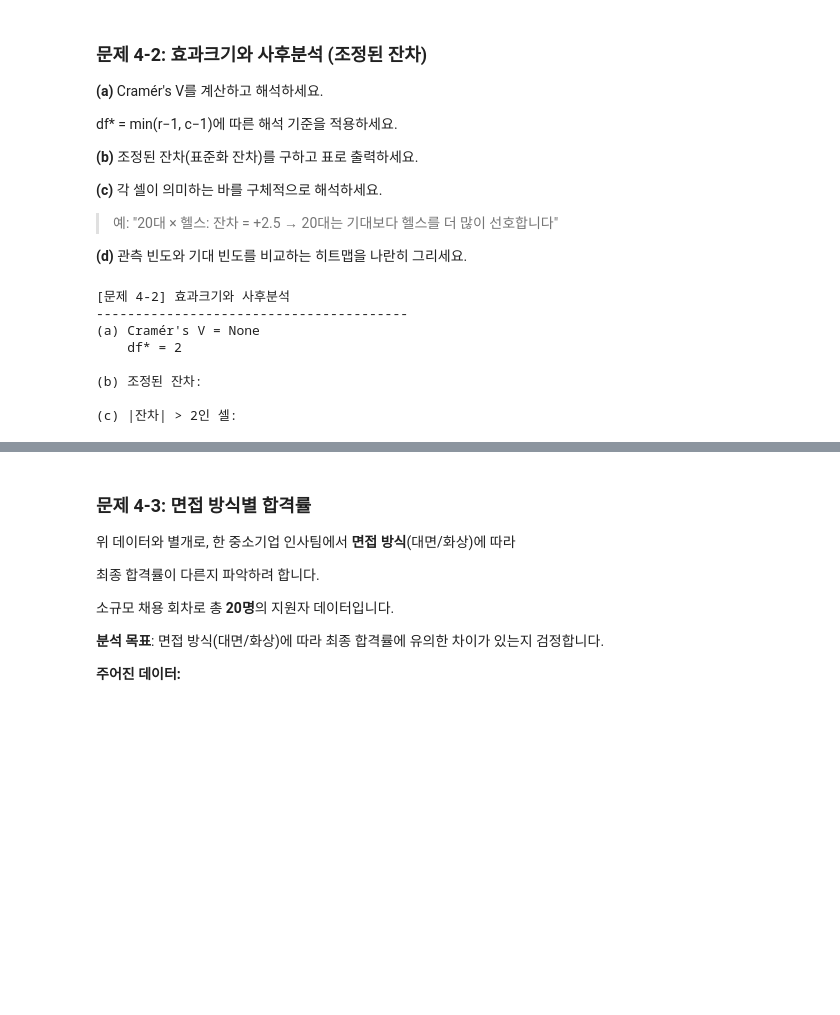
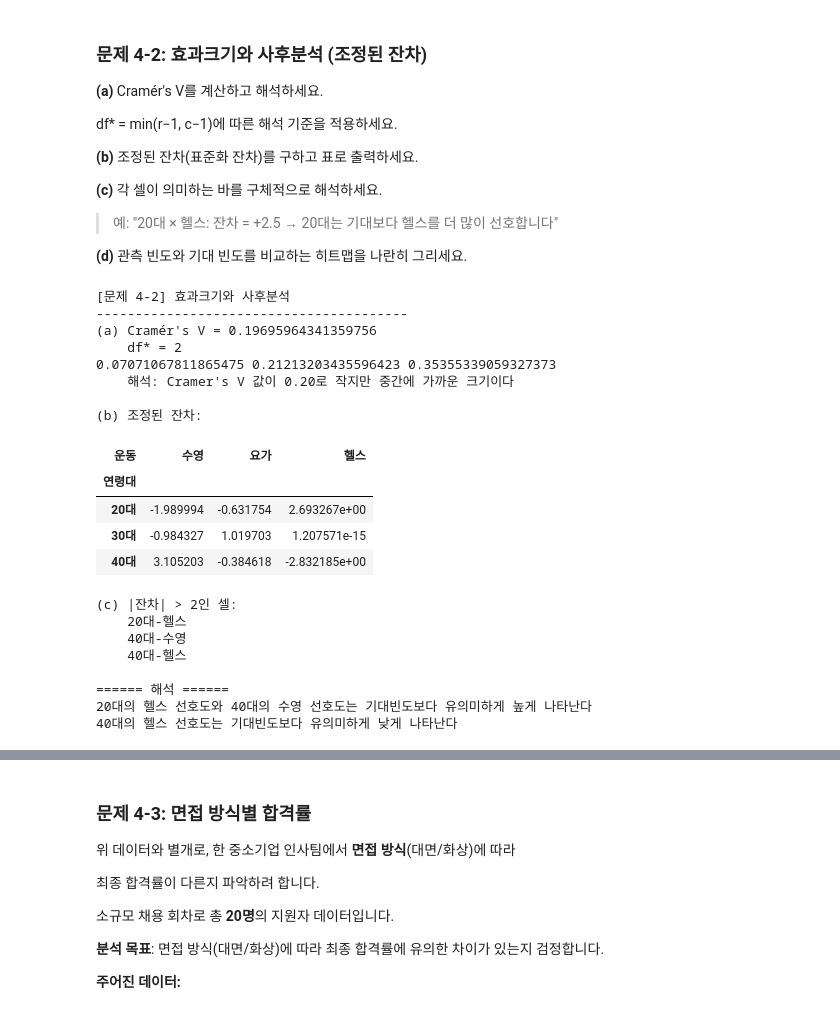
Before and after one commit to rladbstj56/2025_main_bootcamp, a Jupyter notebook: statistics/assignment_muah_tutor/practice_04_assignment_mine.ipynb, the cells around one changed output, grey strips where cells are left out. Saved outputs shown, nothing was run; the diff lists cells and outputs as text; code cells hidden in the pictures; blank space fills up the shorter version.

```diff
--- a/statistics/assignment_muah_tutor/practice_04_assignment_mine.ipynb
+++ b/statistics/assignment_muah_tutor/practice_04_assignment_mine.ipynb
@@ -1019,32 +1051,65 @@ df* = min(r−1, c−1)에 따른 해석 기준을 적용하세요.
 # %%
 print("\n[문제 4-2] 효과크기와 사후분석")
 print("-" * 40)
 
 # TODO (a): Cramér's V
 r_ex, c_ex = ct_raw_ex.shape
 df_star_ex = min(r_ex - 1, c_ex - 1)
 
-cramers_v_ex = None
+cramers_v_ex = np.sqrt(chi2_ex / (n_survey*df_star_ex))
 
-print(f"(a) Cramér's V = {cramers_v_ex}")
+print(f"(a) Cramér's V = {cramers_v_ex}") # V = 0.19695964341359756
 print(f"    df* = {df_star_ex}")
+
+small = 0.1 / np.sqrt(df_star_ex)
+medium = 0.3 / np.sqrt(df_star_ex)
+large = 0.5 / np.sqrt(df_star_ex)
+
+print(small, medium, large)
+# 0.07071067811865475 0.21213203435596423 0.35355339059327373
+
 # Cramér's V 해석 기준 (df*에 따라 계산)
-# print(f"    해석: ...")
+print(f"    해석: Cramer's V 값이 {cramers_v_ex:.2f}로 작지만 중간에 가까운 크기이다")
 
 # TODO (b): 조정된 잔차
 # 조정된 잔차를 계산하여 DataFrame으로 만드세요
-std_res_ex = None
+
+from statsmodels.stats.contingency_tables import Table
+
+table = Table(ct_raw_ex)
+std_res_ex = pd.DataFrame(table.standardized_resids, index=ct_raw_ex.index, columns=ct_raw_ex.columns)
 
 print(f"\n(b) 조정된 잔차:")
+display(std_res_ex)
 
 # TODO (c): |잔차| > 2인 셀 해석
 print(f"\n(c) |잔차| > 2인 셀:")
+print("    20대-헬스") # 2.693267e+00 = 2.693267*10^0 = 2.6932
+print("    40대-수영") # 3.105203
+print("    40대-헬스") # -2.832185e+00
+
+print("\n====== 해석 ======")
+print("20대의 헬스 선호도와 40대의 수영 선호도는 기대빈도보다 유의미하게 높게 나타난다")
+print("40대의 헬스 선호도는 기대빈도보다 유의미하게 낮게 나타난다")
 # %% [output]
 [문제 4-2] 효과크기와 사후분석
 ----------------------------------------
-(a) Cramér's V = None
+(a) Cramér's V = 0.19695964341359756
     df* = 2
+0.07071067811865475 0.21213203435596423 0.35355339059327373
+    해석: Cramer's V 값이 0.20로 작지만 중간에 가까운 크기이다
 
 (b) 조정된 잔차:
-
-(c) |잔차| > 2인 셀:
+| 운동 | 수영 | 요가 | 헬스 |
+| 연령대 |  |  |  |
+| 20대 | -1.989994 | -0.631754 | 2.693267e+00 |
+| 30대 | -0.984327 | 1.019703 | 1.207571e-15 |
+| 40대 | 3.105203 | -0.384618 | -2.832185e+00 |
+(c) |잔차| > 2인 셀:
+    20대-헬스
+    40대-수영
+    40대-헬스
+
+====== 해석 ======
+20대의 헬스 선호도와 40대의 수영 선호도는 기대빈도보다 유의미하게 높게 나타난다
+40대의 헬스 선호도는 기대빈도보다 유의미하게 낮게 나타난다
```
Also changed, not shown: parts of 13 cells of this notebook, 19 other files.
